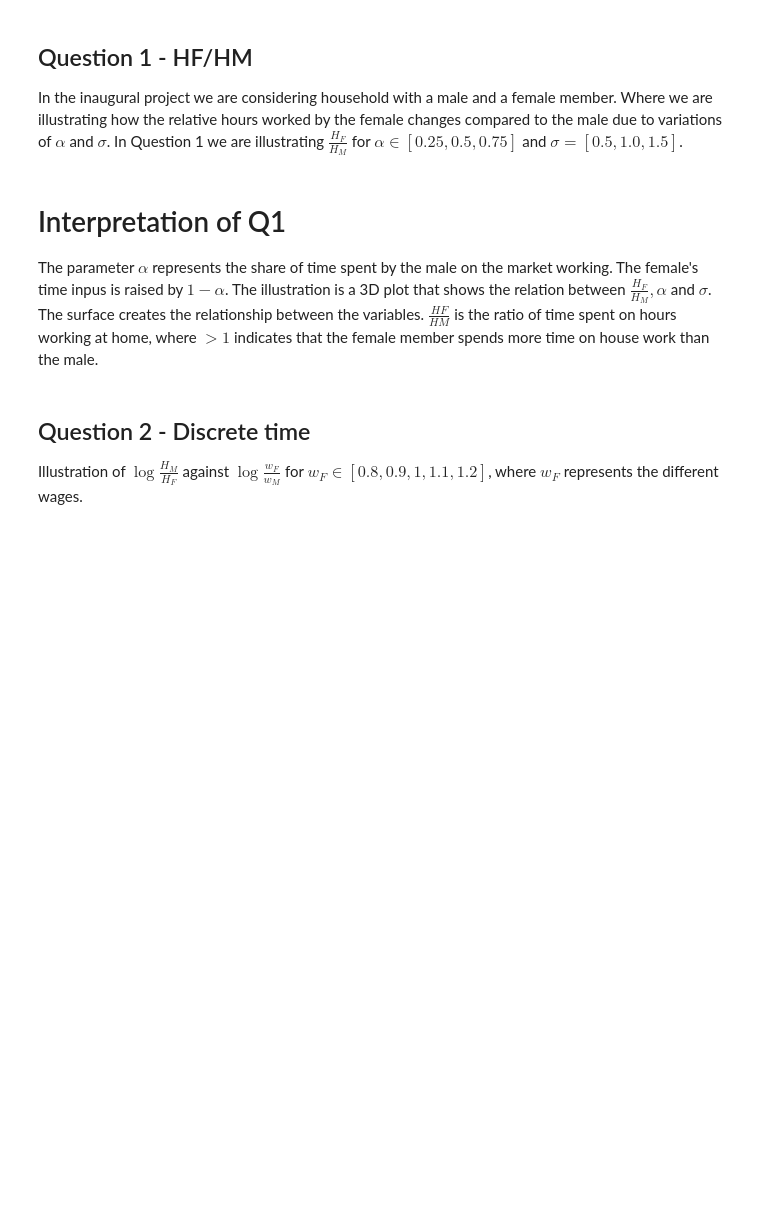
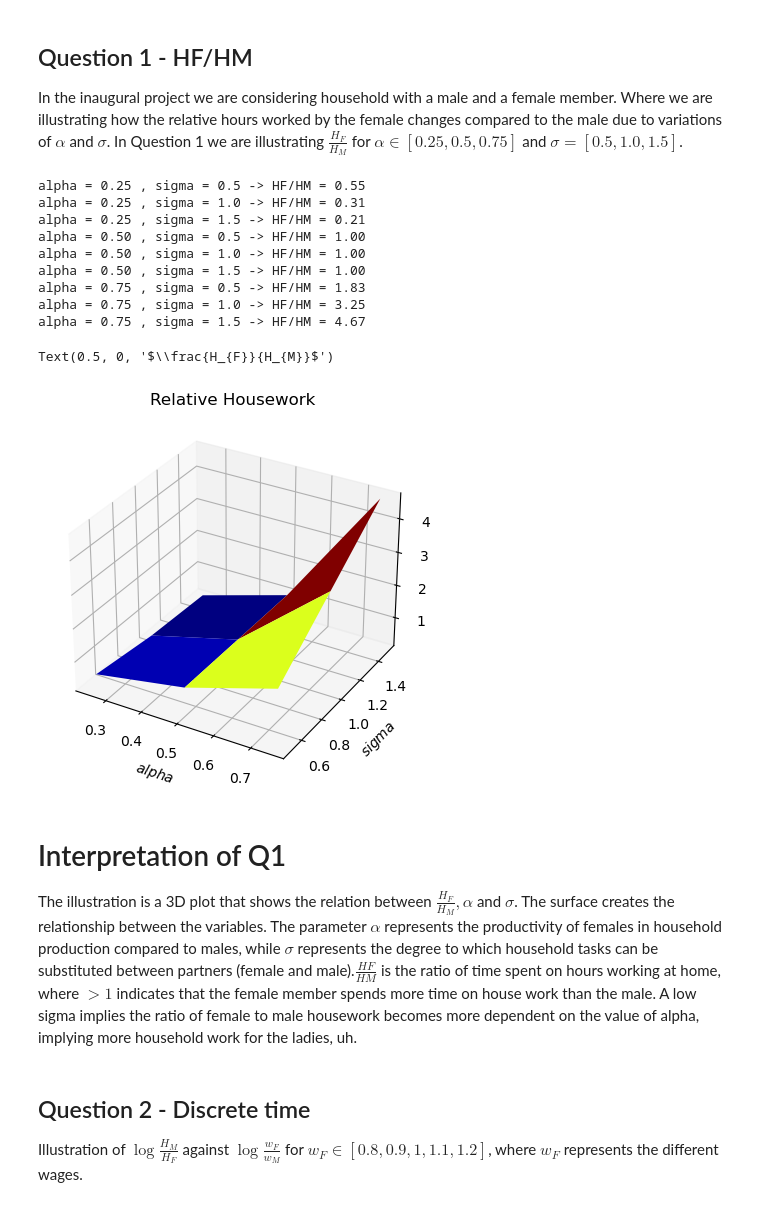
Before and after one commit to NumEconCopenhagen/projects-2023-hello-world-1, a Jupyter notebook: inauguralproject/inauguralproject.ipynb, the cells around one changed output. Drawn from its saved outputs; the diff is of its cells as text; code cells hidden in the pictures; blank space fills up the shorter version.

```diff
--- a/inauguralproject/inauguralproject.ipynb
+++ b/inauguralproject/inauguralproject.ipynb
@@ -16,42 +19,64 @@ In the inaugural project we are considering household with a male and a female m
 # %%
 %matplotlib inline
 from mpl_toolkits.mplot3d import Axes3D # Used implictely when doing 3D plots
 import matplotlib.pyplot as plt # baseline module
 from matplotlib import cm # for colormaps
+import numpy as np
+
+
+#creating an instance of the HouseholdSpecializationModelClass
 HHS = HouseholdSpecializationModelClass()
-N = 3
-shape_tuble = (N,N)
+
 alphalist = (0.25,0.50,0.75)
 sigmalist = (0.5,1.0,1.5)
 
-alpha_vec = np.empty(shape_tuble)
-sigma_vec = np.empty(shape_tuble)
-HFHM_vec = np.empty(shape_tuble)
+#creating a 3X3 grid for the 3D plot
+shape_tuple = (3,3)
+#creating empty arrays to store the results
+alpha_vec = np.empty(shape_tuple)
+sigma_vec = np.empty(shape_tuple)
+HFHM_vec = np.empty(shape_tuple)
 
 
 for i, a in enumerate(alphalist):
     for j, s in enumerate(sigmalist):
         HHS.par.alpha = a
         HHS.par.sigma = s
         z = HHS.solve_discrete()
+        # calculating the relative housework ratio
         HFHM = z.HF/z.HM
+        #print the results
+        print(f'alpha = {HHS.par.alpha:.2f} , sigma = {HHS.par.sigma:.1f} -> HF/HM = {HFHM:.2f}')
+        # saving the results in the vectors
         alpha_vec[i,j] = a
         sigma_vec[i,j] = s
         HFHM_vec[i,j] = HFHM
-     #print(HHS.solve_discrete(do_print=True))
-#print(a)
-#print(f'LM = {HHS.opt.LM:.3f}')
-fig = plt.figure() # create the figure
-ax = fig.add_subplot(1,1,1,projection='3d') # create a 3d type axis
-ax.plot_surface(alpha_vec, sigma_vec, HFHM_vec, cmap=cm.jet); # create surface plot in the axis
+
+# Plotting the results in a 3D plot
+fig = plt.figure()
+ax = fig.add_subplot(111,projection='3d') # create a 3d type axis
+# creating a surface plot in the axis using alpha_vec, sigma_vec, and HFHM_vec arrays as the x, y, and z coordinates
+ax.plot_surface(alpha_vec, sigma_vec, HFHM_vec, cmap=cm.jet);
 ax.set_title('Relative Housework')
-ax.set_xlabel('$alpha$') # Notice latex syntax
+ax.set_xlabel('$alpha$')
 ax.set_ylabel('$sigma$')
 ax.set_zlabel(r'$\frac{H_{F}}{H_{M}}$')
-# note: fig.add_subplot(a,b,c) creates the c'th subplot in a grid of a times b plots
+# %% [output]
+alpha = 0.25 , sigma = 0.5 -> HF/HM = 0.55
+alpha = 0.25 , sigma = 1.0 -> HF/HM = 0.31
+alpha = 0.25 , sigma = 1.5 -> HF/HM = 0.21
+alpha = 0.50 , sigma = 0.5 -> HF/HM = 1.00
+alpha = 0.50 , sigma = 1.0 -> HF/HM = 1.00
+alpha = 0.50 , sigma = 1.5 -> HF/HM = 1.00
+alpha = 0.75 , sigma = 0.5 -> HF/HM = 1.83
+alpha = 0.75 , sigma = 1.0 -> HF/HM = 3.25
+alpha = 0.75 , sigma = 1.5 -> HF/HM = 4.67
+Text(0.5, 0, '$\\frac{H_{F}}{H_{M}}$')
+[figure, added]
 # %% [markdown]
 # Interpretation of Q1
-The parameter $\alpha$ represents the share of time spent by the male on the market working. The female's time inpus is raised by $1-\alpha$. The illustration is a 3D plot that shows the relation between $\frac{H_F}{H_M}, \alpha$ and $\sigma$. The surface creates the relationship between the variables. $\frac{HF}{HM}$ is the ratio of time spent on hours working at home, where $>1$ indicates that the female member spends more time on house work than the male.
+The illustration is a 3D plot that shows the relation between $\frac{H_F}{H_M}, \alpha$ and $\sigma$. The surface creates the relationship between the variables.
+The parameter $\alpha$  represents the productivity of females in household production compared to males, while $\sigma$ represents the degree to which household tasks can be substituted between partners (female and male).$\frac{HF}{HM}$ is the ratio of time spent on hours working at home, where $>1$ indicates that the female member spends more time on house work than the male. A low sigma implies the ratio of female to male housework becomes more dependent on the value of alpha, implying more household work for the ladies, uh.
 # %% [markdown]
 ## Question 2 - Discrete time
 Illustration of $\log{\frac{H_M}{H_F}}$ against $\log{\frac{w_F}{w_M}}$ for $w_F \in [0.8, 0.9, 1, 1.1, 1.2]$, where $w_F$ represents the different wages.
```
Also changed, not shown: parts of 9 cells of this notebook, 1 other file.
